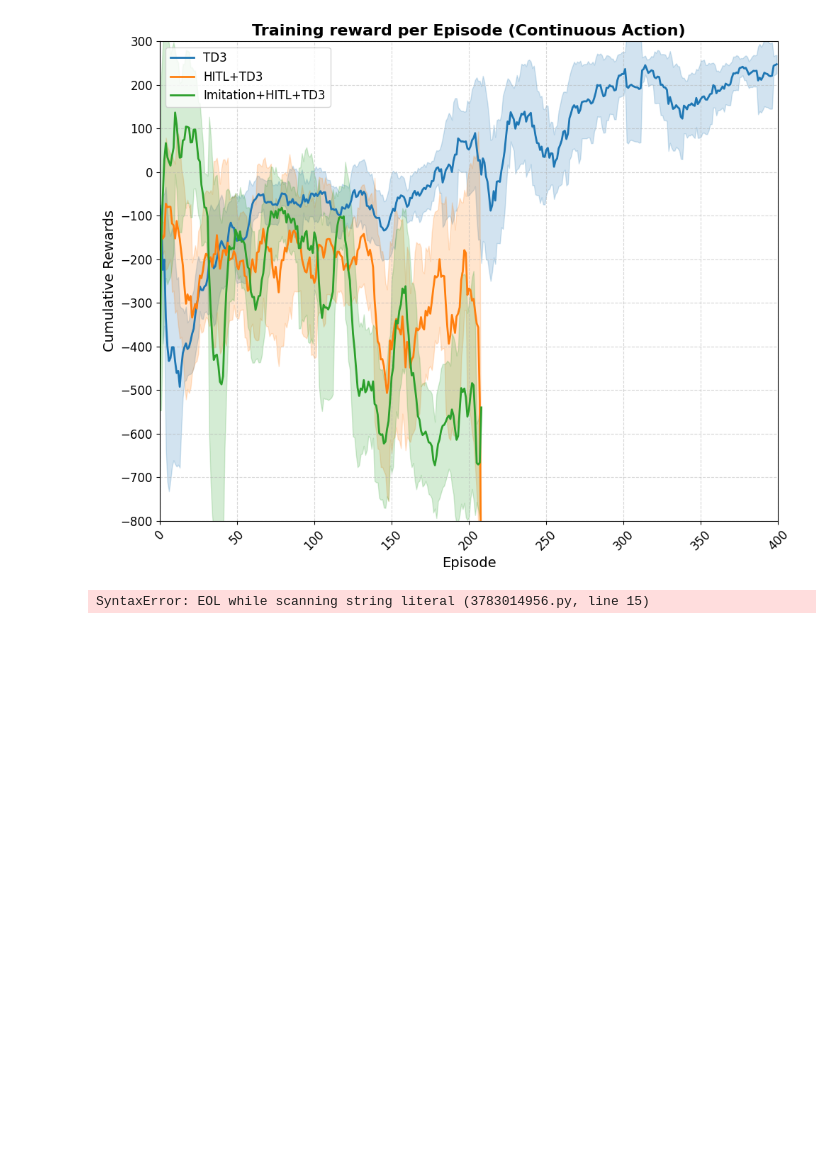
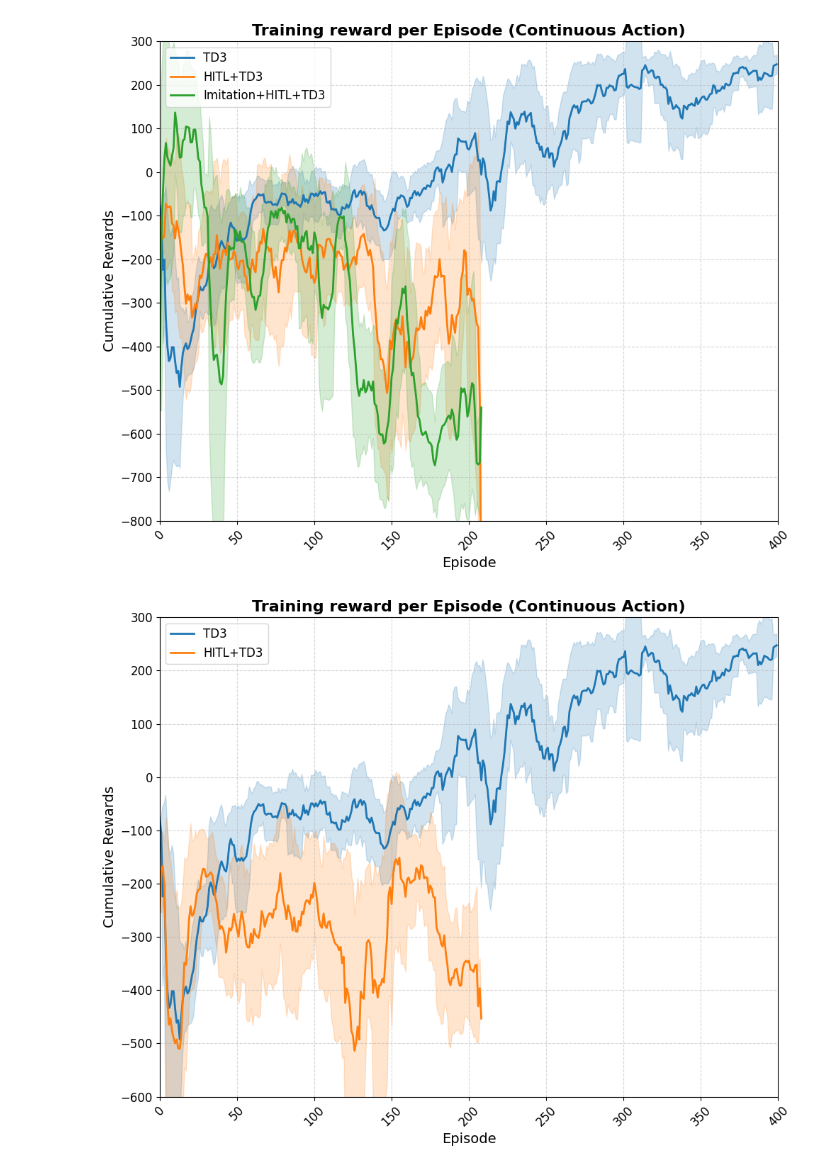
Before and after one commit to Bintang-Satwika/skripsi, a Jupyter notebook: 1_Plot_Grafik/lunar_lander_training_grafik.ipynb, the cells around one changed output. Cells and saved outputs as stored; diff of their text form; code cells hidden in the pictures; blank space fills up the shorter version.

```diff
--- a/1_Plot_Grafik/lunar_lander_training_grafik.ipynb
+++ b/1_Plot_Grafik/lunar_lander_training_grafik.ipynb
@@ -174,30 +174,30 @@ plot_metrics_with_shadow(
 # %%
 env_dir = 'D:\\KULIAH\\skripsi\\CODE\\skripsi\\2_Lunar_Lander'
 TD3_dir = os.path.join(env_dir, '1_TD3', 'A_original', 'saved_models_2_final')
 HITL_dir = os.path.join(env_dir, '1_TD3', 'B_HITL', 'ruled_based_4')
 
 files = [
     os.path.join(TD3_dir, 'A_cumulative_rewards.json'),
     os.path.join(HITL_dir, 'A_cumulative_rewards.json'),
 ]
 labels = ['TD3','HITL+TD3']
 
 # Panggil fungsi plot
 plot_metrics_with_shadow(
     json_files=files,
     labels=labels,
-    title='Training reward per Episode (Continuous Action)'',
+    title='Training reward per Episode (Continuous Action)',
     xlabel='Episode',
     ylabel='Cumulative Rewards',
     x_tick_interval=50,
     y_tick_interval=100,
     target_length=400,  # Sesuaikan jika perlu panjang data berbeda
     window_size=10,      # Lebar jendela rolling average/std
     y_min=-600,
     y_max=300,
 )
 # %% [output]
-SyntaxError: EOL while scanning string literal (3783014956.py, line 15)
+[figure, added]
 # %%
 env_dir = 'D:\\KULIAH\\skripsi\\CODE\\skripsi\\2_Lunar_Lander'
 TD3_dir = os.path.join(env_dir, '1_TD3', 'A_original', 'saved_models_2_final')
```
Also changed, not shown: parts of 2 cells of this notebook.
